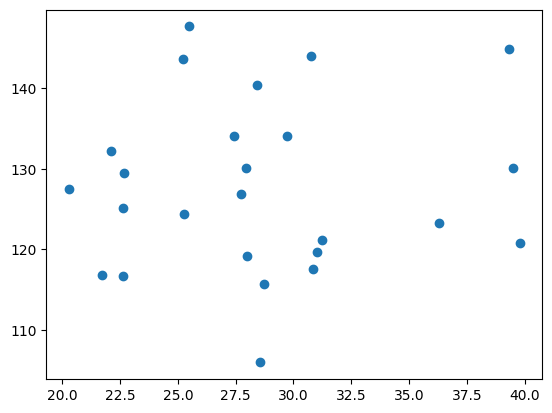
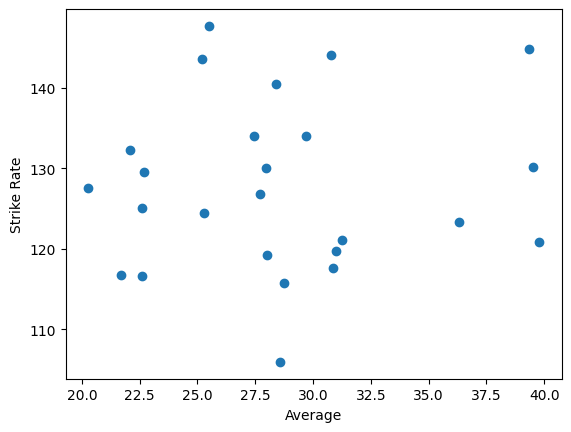
The notebook cell's code change between the first figure and the second:
--- before
+++ after
@@ -1 +1,4 @@
 plt.scatter(sample_df['avg'], sample_df['strike_rate'])
+
+plt.xlabel('Average')
+plt.ylabel('Strike Rate')

Commit: Horizontal and Vertical lines